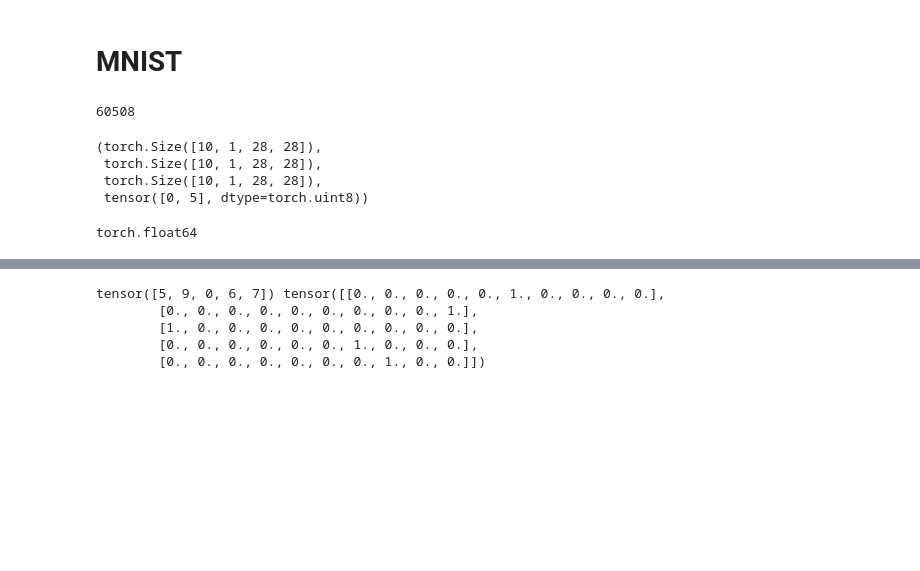
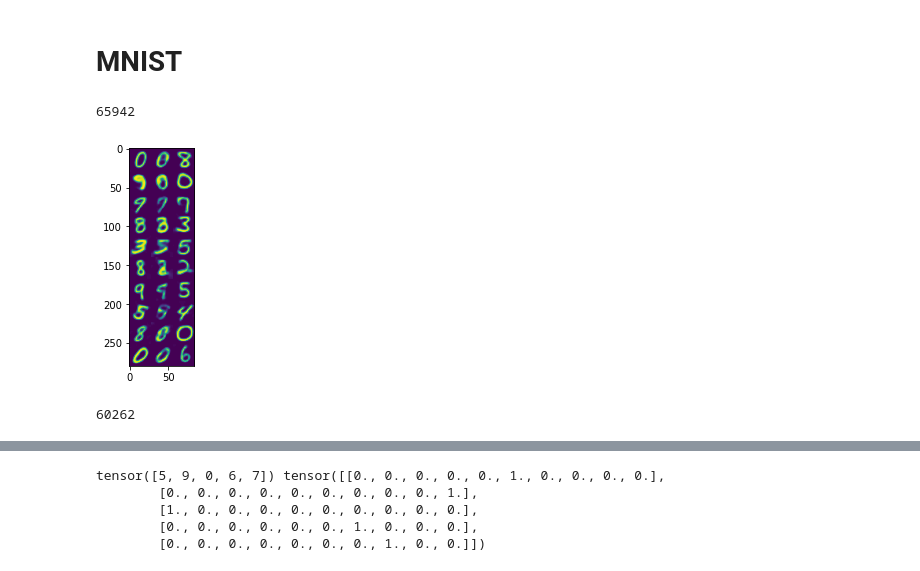
Before and after one commit to ABL-Lab/ambiguous-dataset, a Jupyter notebook: ambiguous/train/train_MNIST_final_conv.ipynb, the cells around one changed output, grey strips where cells are left out. Drawn from its saved outputs; the diff is of its cells as text; code cells hidden in the pictures; blank space fills up the shorter version.

```diff
--- a/ambiguous/train/train_MNIST_final_conv.ipynb
+++ b/ambiguous/train/train_MNIST_final_conv.ipynb
@@ -33,17 +31,24 @@ from pytorch_lightning.loggers import WandbLogger
+# %%
+root='/network/scratch/n/nizar.islah/amnistV4/'
+amnist = DatasetTriplet(root, train=True)
+print(len(amnist))
+amnist_loader = DataLoader(amnist, batch_size=10, shuffle=True)
+(clean1, amb, clean2), label = next(iter(amnist_loader))
+clean1.shape,amb.shape,clean2.shape,label[0]
+fig=plt.figure()
+plt.imshow(torch.cat([clean1,amb,clean2],-1).view(1,280,-1).permute(1,2,0))
+imgs = torch.cat([clean1, amb, clean2], dim=-1)
+save_image(imgs, 'triplet_amnist.png', nrow=1)
+# %% [output]
+65942
+[figure, added]
 # %%
-root='/network/scratch/n/nizar.islah/amnistV2/'
+root='/network/scratch/n/nizar.islah/emnist/'
 amnist = DatasetTriplet(root, train=True)
 print(len(amnist))
 amnist_loader = DataLoader(amnist, batch_size=10, shuffle=True)
 (clean1, amb, clean2), label = next(iter(amnist_loader))
 clean1.shape,amb.shape,clean2.shape,label[0]
+letters='abcdefghijklmnopqrstuvwxyz'
 # %% [output]
-60508
+60262
-(torch.Size([10, 1, 28, 28]),
- torch.Size([10, 1, 28, 28]),
- torch.Size([10, 1, 28, 28]),
- tensor([0, 5], dtype=torch.uint8))
-# %%
-clean1[0].dtype
-# %% [output]
-torch.float64
```
Also changed, not shown: parts of 3 cells of this notebook, 4 other files.
